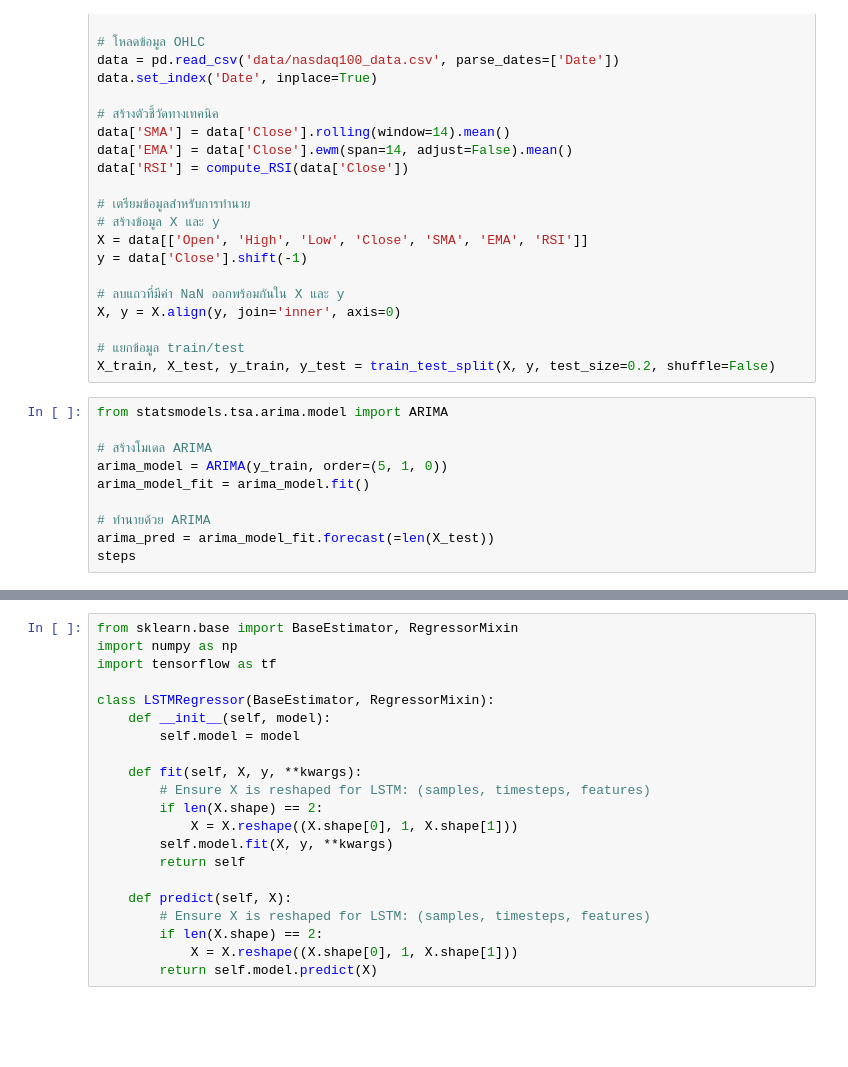
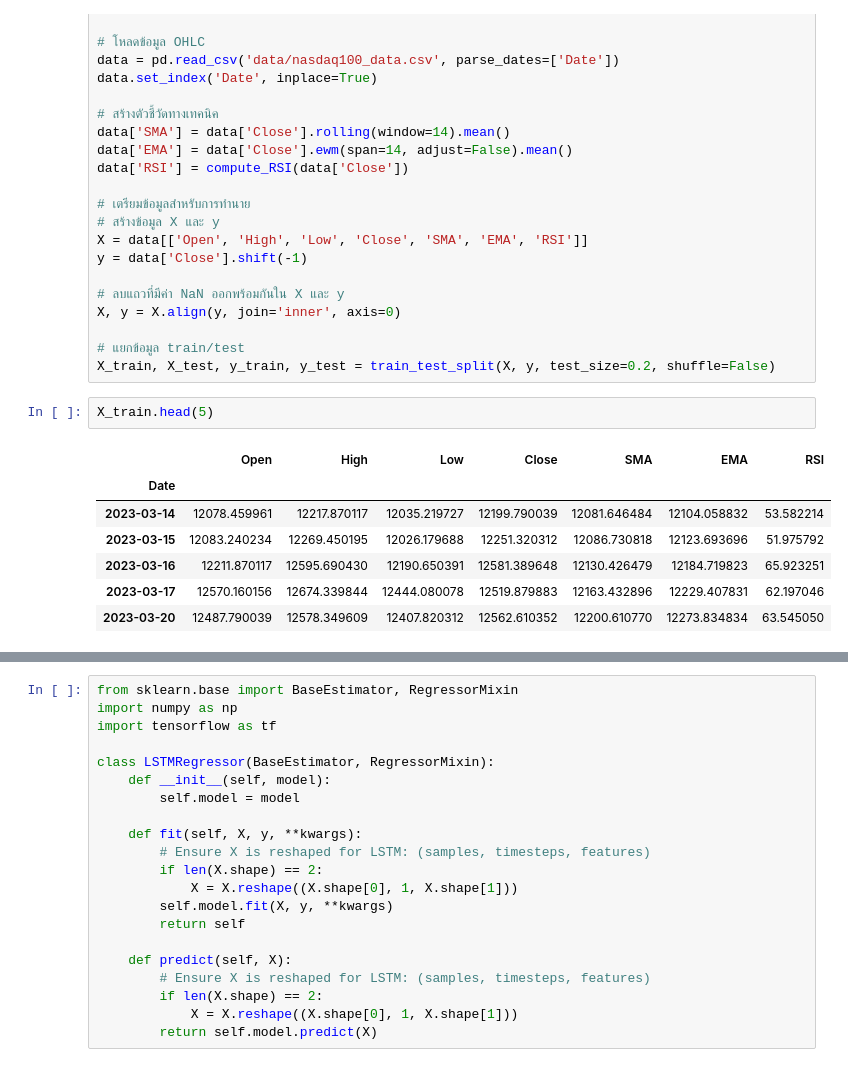
Before and after one commit to LebronTime/Nasdaq100Predict_Prices-with-ARIMA-LSTM-RF-XGBoost, a Jupyter notebook: actual_vs_predicted_Prices.ipynb, the cells around one changed output, grey strips where cells are left out. Saved outputs shown, nothing was run; the diff lists cells and outputs as text; blank space fills up the shorter version.

```diff
--- a/actual_vs_predicted_Prices.ipynb
+++ b/actual_vs_predicted_Prices.ipynb
@@ -53,13 +110,13 @@ X, y = X.align(y, join='inner', axis=0)
 
 # แยกข้อมูล train/test
 X_train, X_test, y_train, y_test = train_test_split(X, y, test_size=0.2, shuffle=False)
-# %%
-from statsmodels.tsa.arima.model import ARIMA
-
-# สร้างโมเดล ARIMA
-arima_model = ARIMA(y_train, order=(5, 1, 0))
-arima_model_fit = arima_model.fit()
-
-# ทำนายด้วย ARIMA
-arima_pred = arima_model_fit.forecast(=len(X_test))
-steps
+# %%
+X_train.head(5)
+# %% [output]
+|  | Open | High | Low | Close | SMA | EMA | RSI |
+| Date |  |  |  |  |  |  |  |
+| 2023-03-14 | 12078.459961 | 12217.870117 | 12035.219727 | 12199.790039 | 12081.646484 | 12104.058832 | 53.582214 |
+| 2023-03-15 | 12083.240234 | 12269.450195 | 12026.179688 | 12251.320312 | 12086.730818 | 12123.693696 | 51.975792 |
+| 2023-03-16 | 12211.870117 | 12595.690430 | 12190.650391 | 12581.389648 | 12130.426479 | 12184.719823 | 65.923251 |
+| 2023-03-17 | 12570.160156 | 12674.339844 | 12444.080078 | 12519.879883 | 12163.432896 | 12229.407831 | 62.197046 |
+| 2023-03-20 | 12487.790039 | 12578.349609 | 12407.820312 | 12562.610352 | 12200.610770 | 12273.834834 | 63.545050 |
```
Also changed, not shown: parts of 17 cells of this notebook.
